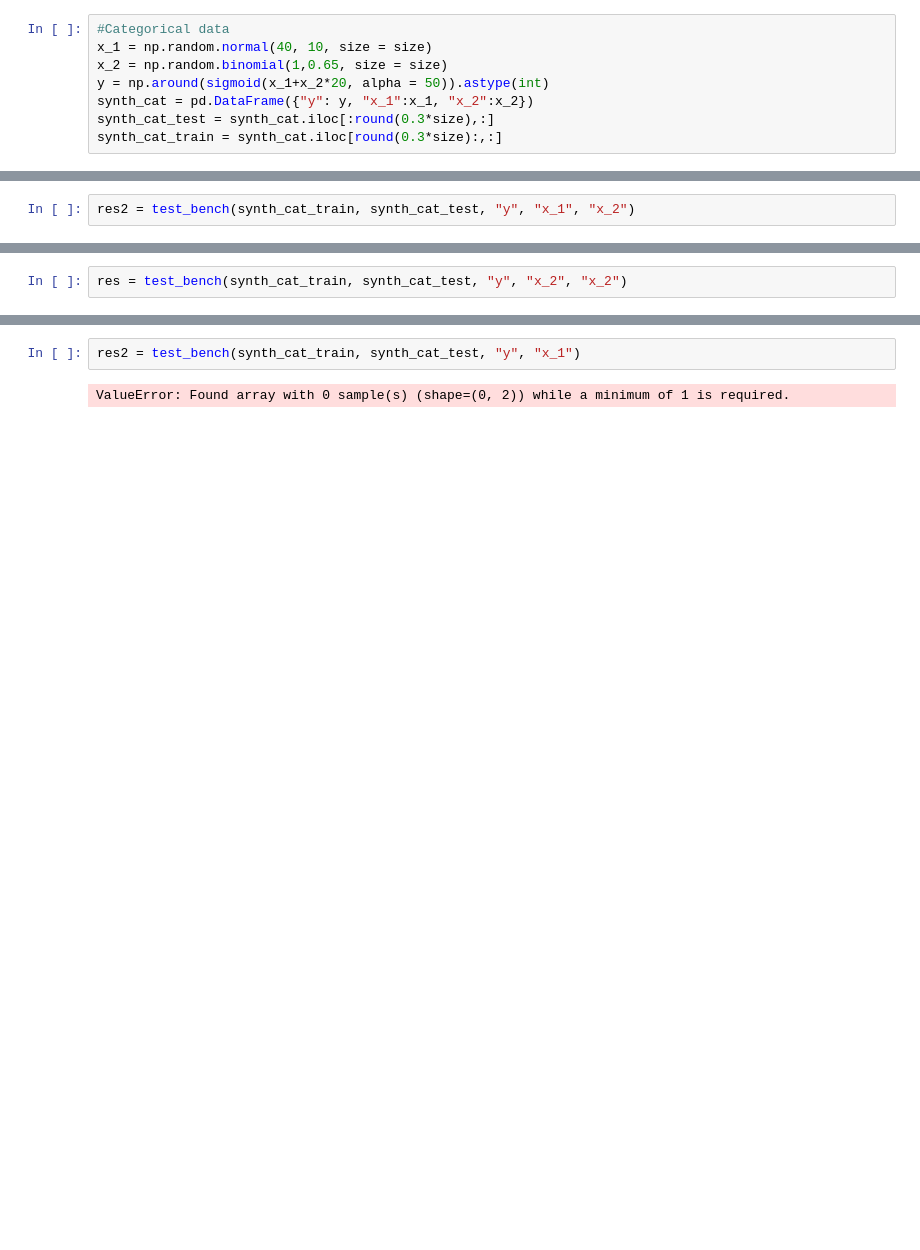
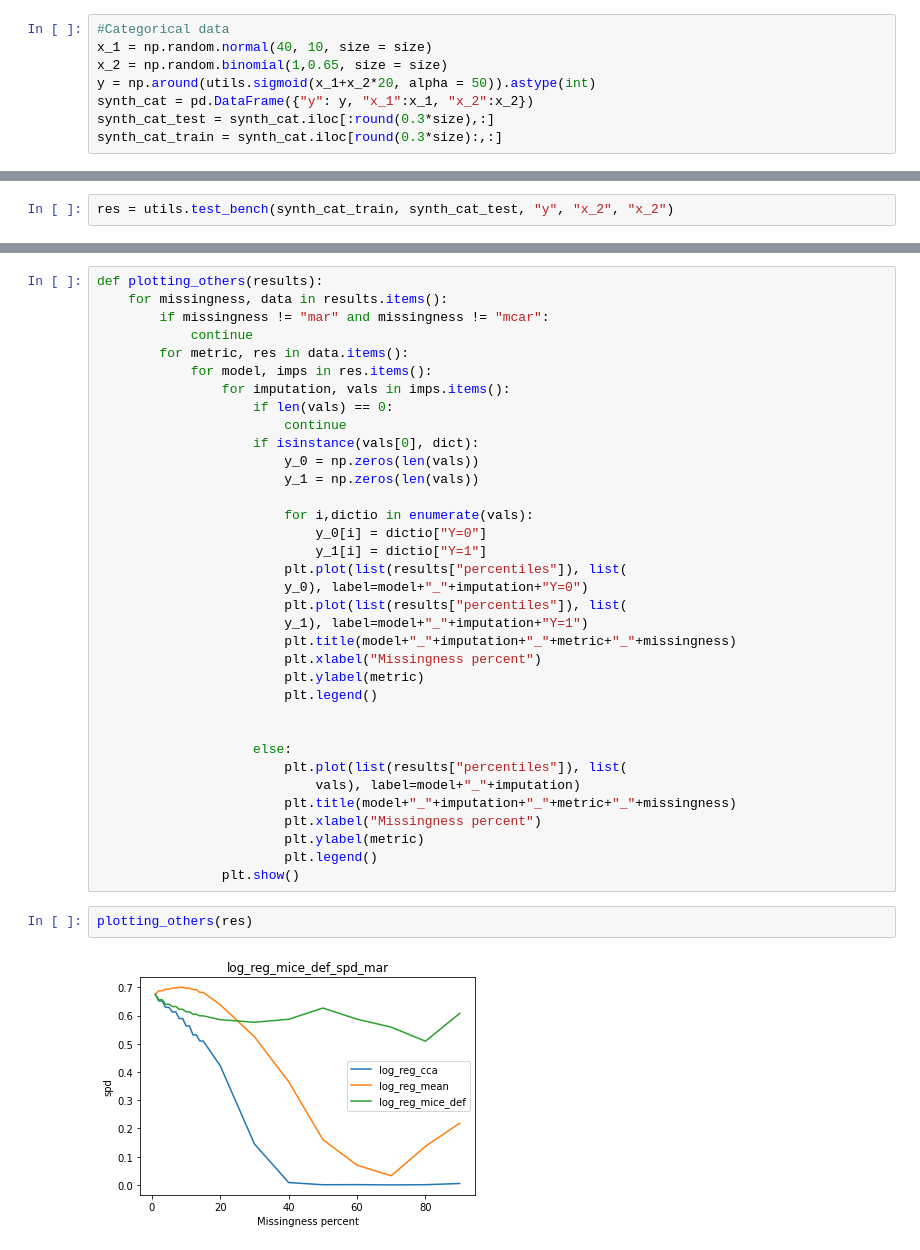
Before and after one commit to mjdioli/masters, a Jupyter notebook: synthetic.ipynb, the cells around one changed output, grey strips where cells are left out. Cells and saved outputs as stored; diff of their text form; blank space fills up the shorter version.

Commit message:
Working compas code plus utils file and much else

```diff
--- a/synthetic.ipynb
+++ b/synthetic.ipynb
@@ -79,7 +9,7 @@ size = 10000
 #Categorical data
 x_1 = np.random.normal(40, 10, size = size)
 x_2 = np.random.binomial(1,0.65, size = size)
-y = np.around(sigmoid(x_1+x_2*20, alpha = 50)).astype(int)
+y = np.around(utils.sigmoid(x_1+x_2*20, alpha = 50)).astype(int)
 synth_cat = pd.DataFrame({"y": y, "x_1":x_1, "x_2":x_2})
 synth_cat_test = synth_cat.iloc[:round(0.3*size),:]
 synth_cat_train = synth_cat.iloc[round(0.3*size):,:]
@@ -269,2 +32,2 @@ Class 2:  0
 # %%
-res2 = test_bench(synth_cat_train, synth_cat_test, "y", "x_1", "x_2")
+res = utils.test_bench(synth_cat_train, synth_cat_test, "y", "x_2", "x_2")
@@ -279,2 +33,0 @@ ValueError: This solver needs samples of at least 2 classes in the data, but the
-# %%
-res = test_bench(synth_cat_train, synth_cat_test, "y", "x_2", "x_2")
@@ -369,4 +39,39 @@ except Exception as e:
-# %%
-res2 = test_bench(synth_cat_train, synth_cat_test, "y", "x_1")
-# %% [output]
-ValueError: Found array with 0 sample(s) (shape=(0, 2)) while a minimum of 1 is required.
+# %%
+def plotting_others(results):
+    for missingness, data in results.items():
+        if missingness != "mar" and missingness != "mcar":
+            continue
+        for metric, res in data.items():
+            for model, imps in res.items():
+                for imputation, vals in imps.items():
+                    if len(vals) == 0:
+                        continue
+                    if isinstance(vals[0], dict):
+                        y_0 = np.zeros(len(vals))
+                        y_1 = np.zeros(len(vals))
+
+                        for i,dictio in enumerate(vals):
+                            y_0[i] = dictio["Y=0"]
+                            y_1[i] = dictio["Y=1"]
+                        plt.plot(list(results["percentiles"]), list(
+                        y_0), label=model+"_"+imputation+"Y=0")
+                        plt.plot(list(results["percentiles"]), list(
+                        y_1), label=model+"_"+imputation+"Y=1")
+                        plt.title(model+"_"+imputation+"_"+metric+"_"+missingness)
+                        plt.xlabel("Missingness percent")
+                        plt.ylabel(metric)
+                        plt.legend()
+
+
+                    else:
+                        plt.plot(list(results["percentiles"]), list(
+                            vals), label=model+"_"+imputation)
+                        plt.title(model+"_"+imputation+"_"+metric+"_"+missingness)
+                        plt.xlabel("Missingness percent")
+                        plt.ylabel(metric)
+                        plt.legend()
+                plt.show()
+# %%
+plotting_others(res)
+# %% [output]
+[figure, added]
```
Also changed, not shown: parts of 26 cells of this notebook, 13 other files.
